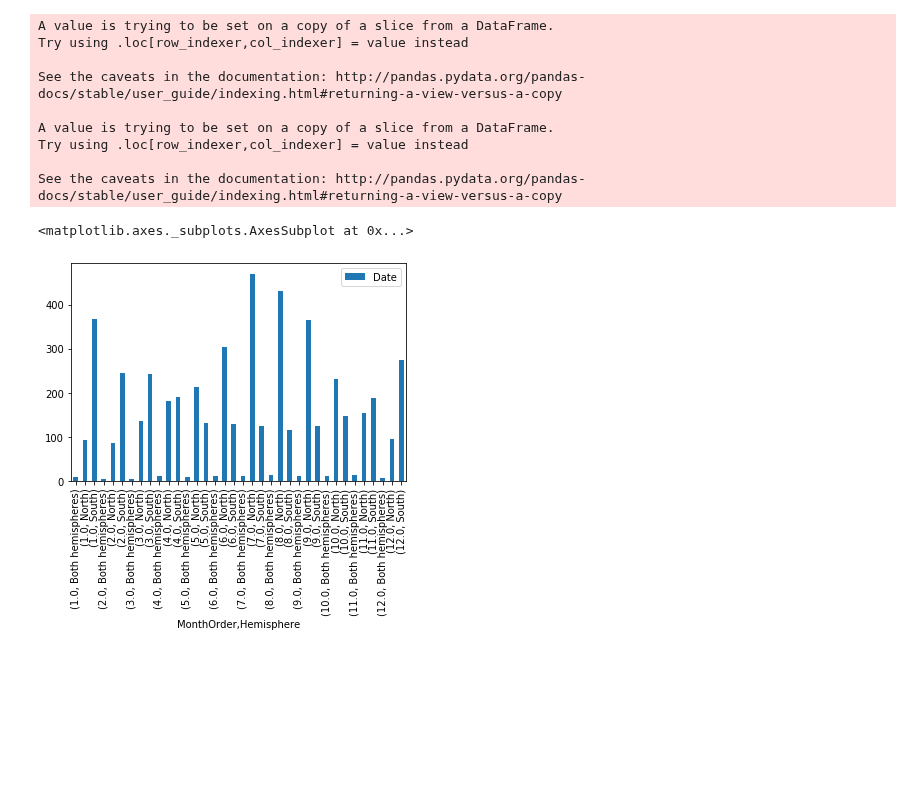
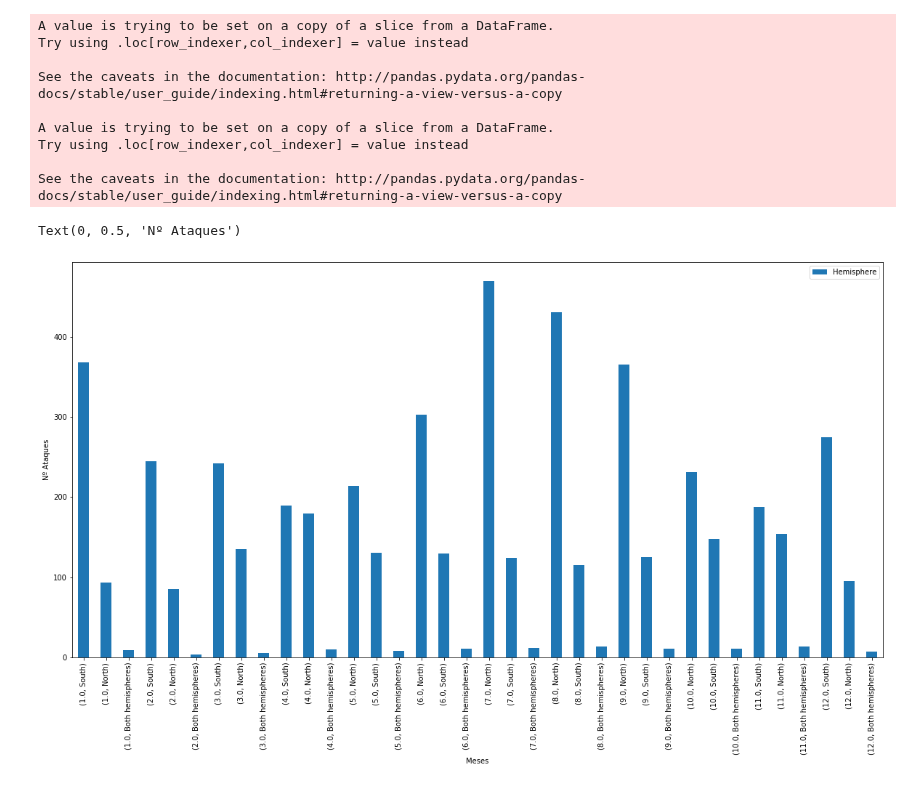
Before and after one commit to x22a/Shark-Attack-Analysis, a Jupyter notebook: Data Cleaning.ipynb, the cells around one changed output. Saved outputs shown, nothing was run; the diff lists cells and outputs as text; code cells hidden in the pictures; blank space fills up the shorter version.

```diff
--- a/Data Cleaning.ipynb
+++ b/Data Cleaning.ipynb
@@ -126,8 +126,11 @@ See the caveats in the documentation: http://pandas.pydata.org/pandas-docs/stabl
 # %%
 #Ploting the values for attacks depending on the month and the hemisphere
 
-plotDf = dfMonthHemisphere.groupby(['MonthOrder', 'Hemisphere']).agg({'Date': 'count'})
-plotDf.plot.bar()
+plotDf = dfMonthHemisphere.groupby(['MonthOrder']).agg({'Hemisphere': 'value_counts'})
+
+plotDf.plot.bar(figsize=(20,10))
+plt.xlabel('Meses')
+plt.ylabel('Nº Ataques')
 # %% [output]
-<matplotlib.axes._subplots.AxesSubplot at 0x...>
+Text(0, 0.5, 'Nº Ataques')
-[figure, old version]
+[figure, new version]
```
Also changed, not shown: parts of 6 cells of this notebook.
